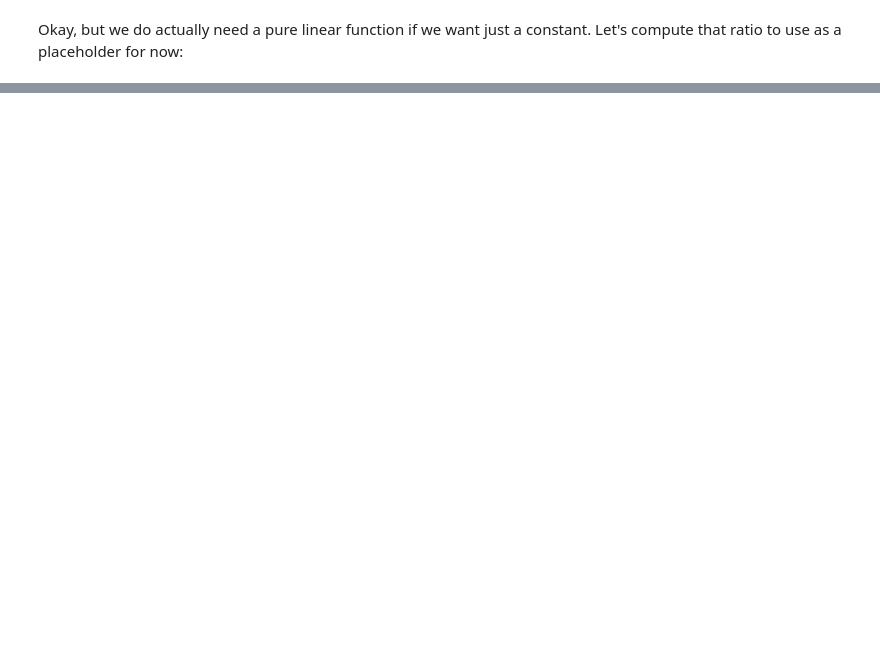
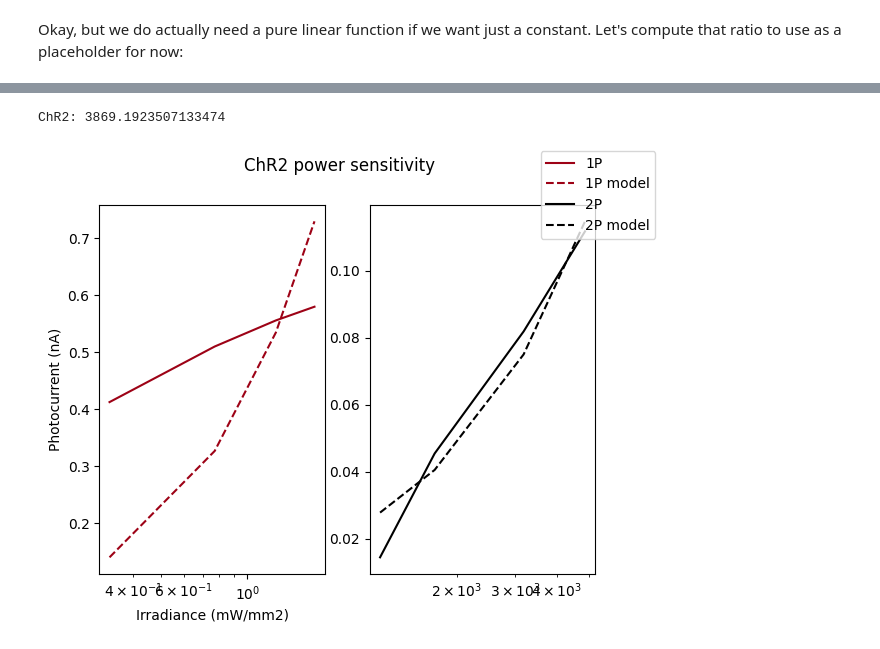
Before and after one commit to siplab-gt/cleo, a Jupyter notebook: notebooks/1p_2p_ratio.ipynb, the cells around one changed output, grey strips where cells are left out. Drawn from its saved outputs; the diff is of its cells as text; code cells hidden in the pictures; blank space fills up the shorter version.

Commit message:
Added 1-Photon 2-Photon data for more opsins in notebook, updated the default 1p/2p ratio in opsin library

```diff
--- a/notebooks/1p_2p_ratio.ipynb
+++ b/notebooks/1p_2p_ratio.ipynb
@@ -232,0 +665,5 @@ m1p / m2p
+# %%
+m1p_chr2, _ = opt(chr2_irr_1p, chr2_I_1p)
+m2p_chr2, _ = opt(chr2_irr_2p, chr2_I_2p)
+chr2_ratio = m1p_chr2 / m2p_chr2
+print(f"ChR2: {chr2_ratio:.4f}")
@@ -232,0 +719,28 @@ m1p / m2p
+# %%
+fig, axs = plt.subplots(1, 2)
+axs[0].semilogx(chr2_irr_1p, chr2_I_1p, c="xkcd:carmine", label="1P")
+axs[0].semilogx(chr2_irr_1p, m1p_chr2 * chr2_irr_1p, c="xkcd:carmine", linestyle="--", label="1P model")
+axs[1].semilogx(chr2_irr_2p, chr2_I_2p, c="k", label="2P")
+axs[1].semilogx(chr2_irr_2p, m2p_chr2 * chr2_irr_2p, c="k", linestyle="--", label="2P model")
+
+axs[0].set(
+    xlabel="Irradiance (mW/mm2)",
+    ylabel="Photocurrent (nA)",
+)
+fig.suptitle("ChR2 power sensitivity")
+fig.legend()
+
+#slope for just first 2 points
+delta_I_1p = chr2_I_1p[1] - chr2_I_1p[0]
+delta_irr_1p = chr2_irr_1p[1] - chr2_irr_1p[0]
+m1p_chr2_first2 = delta_I_1p / delta_irr_1p
+
+delta_I_2p = chr2_I_2p[1] - chr2_I_2p[0]
+delta_irr_2p = chr2_irr_2p[1] - chr2_irr_2p[0]
+m2p_chr2_first2 = delta_I_2p / delta_irr_2p
+
+ratio_chr2_first2 = m1p_chr2_first2 / m2p_chr2_first2
+print(f"ChR2: {ratio_chr2_first2}")
+# %% [output]
+ChR2: 3869.1923507133474
+[figure, added]
```
Also changed, not shown: parts of 23 cells of this notebook, 1 other file.
